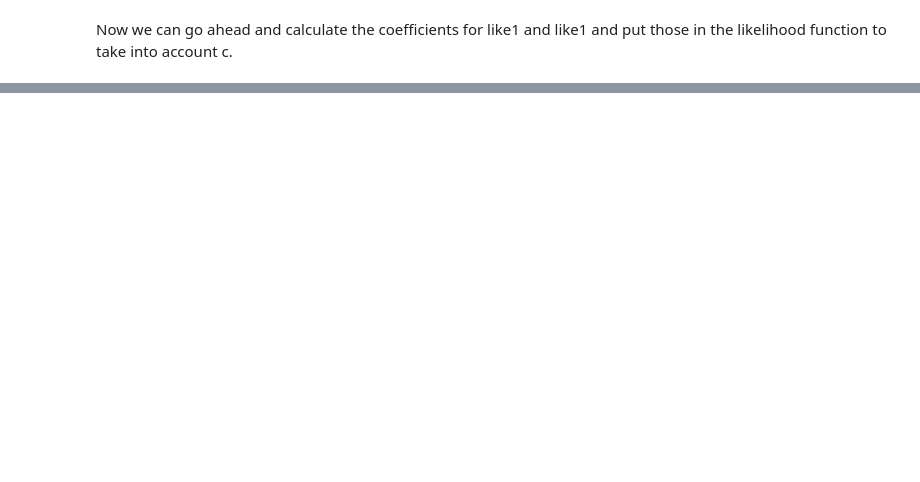
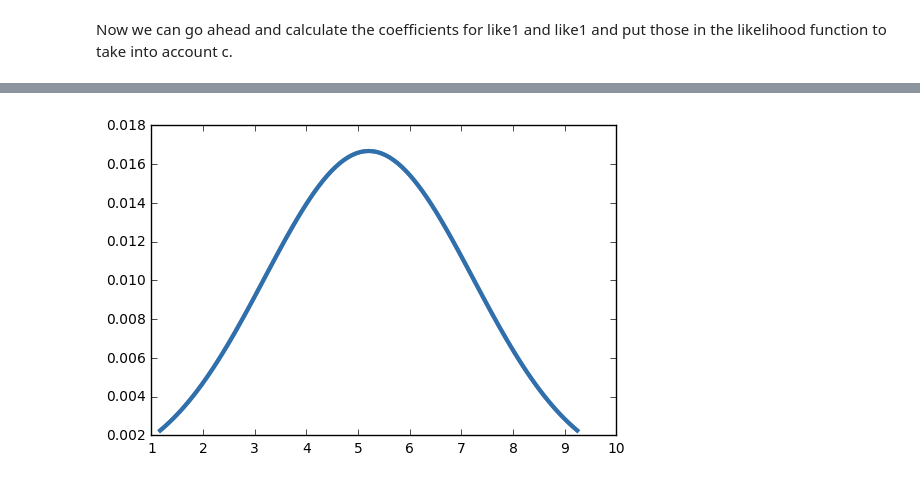
Before and after one commit to cmoser96/ThinkBayes2, a Jupyter notebook: code/report03.ipynb, the cells around one changed output, grey strips where cells are left out. Drawn from its saved outputs; the diff is of its cells as text; code cells hidden in the pictures; blank space fills up the shorter version.

```diff
--- a/code/report03.ipynb
+++ b/code/report03.ipynb
@@ -230,0 +254,38 @@ Roger = [6,1,7,12,4,3]
+# %%
+def MakeGaussianPmf(mu, sigma, num_sigmas, n = 101):
+    pmf = Pmf()
+    low = mu - num_sigmas*sigma
+    high = mu + num_sigmas*sigma
+
+    for x in np.linspace(low, high, n):
+        p = stats.norm.pdf(x, mu, sigma)
+        pmf.Set(x, p)
+    pmf.Normalize()
+    return pmf
+# %%
+class Wimbledon(Suite):
+    '''A class to represent the Wimbledon final'''
+    def __init__(self, mu, sigma, n):
+        '''
+        init method that is called upon the denclaration of a new Wimbledon object
+
+        mu: the mean of the scores
+        sigma: the standard deviation of the scores
+
+        '''
+        pmf = MakeGaussianPmf(mu, sigma, n)
+        Suite.__init__(self, pmf)
+
+    def Likelihood(self, data, hypo):
+        lam = hypo
+        k = data
+        like = EvalPoissonPmf(k, lam)
+        return like
+# %%
+novak_suite = Wimbledon(mean, standard_dev, 2)
+roger_suite = Wimbledon(mean, standard_dev, 2)
+
+thinkplot.Pdf(novak_suite)
+thinkplot.Pdf(roger_suite)
+# %% [output]
+[figure, added]
```
Also changed, not shown: parts of 13 cells of this notebook.
